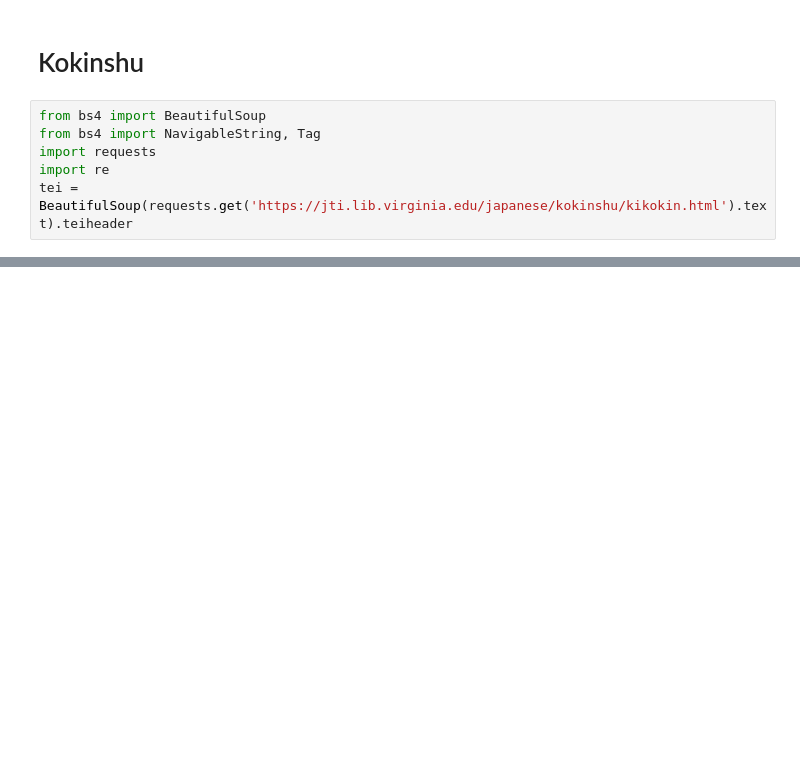
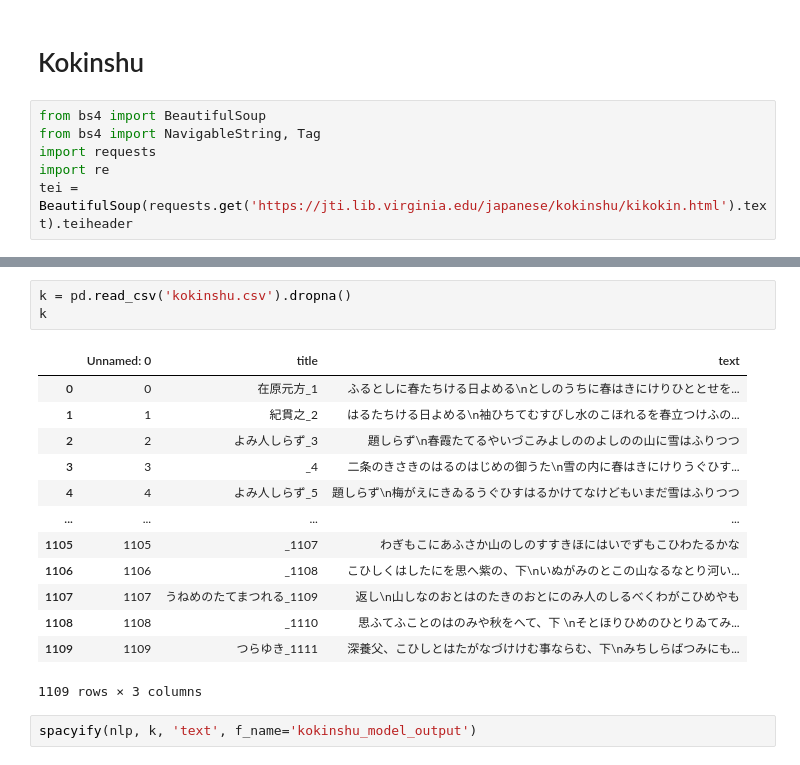
Before and after one commit to pnadelofficial/utsusemi, a Jupyter notebook: scrape.ipynb, the cells around one changed output, grey strips where cells are left out. Cells and saved outputs as stored; diff of their text form; blank space fills up the shorter version.

```diff
--- a/scrape.ipynb
+++ b/scrape.ipynb
@@ -256,0 +327,19 @@ dict(poem_dict)
+# %%
+k = pd.read_csv('kokinshu.csv').dropna()
+k
+# %% [output]
+|  | Unnamed: 0 | title | text |
+| 0 | 0 | 在原元方_1 | ふるとしに春たちける日よめる\nとしのうちに春はきにけりひととせを... |
+| 1 | 1 | 紀貫之_2 | はるたちける日よめる\n袖ひちてむすびし水のこほれるを春立つけふの... |
+| 2 | 2 | よみ人しらず_3 | 題しらず\n春霞たてるやいづこみよしののよしのの山に雪はふりつつ |
+| 3 | 3 | _4 | 二条のきさきのはるのはじめの御うた\n雪の内に春はきにけりうぐひす... |
+| 4 | 4 | よみ人しらず_5 | 題しらず\n梅がえにきゐるうぐひすはるかけてなけどもいまだ雪はふりつつ |
+| ... | ... | ... | ... |
+| 1105 | 1105 | _1107 | わぎもこにあふさか山のしのすすきほにはいでずもこひわたるかな |
+| 1106 | 1106 | _1108 | こひしくはしたにを思へ紫の、下\nいぬがみのとこの山なるなとり河い... |
+| 1107 | 1107 | うねめのたてまつれる_1109 | 返し\n山しなのおとはのたきのおとにのみ人のしるべくわがこひめやも |
+| 1108 | 1108 | _1110 | 思ふてふことのはのみや秋をへて、下 \nそとほりひめのひとりゐてみ... |
+| 1109 | 1109 | つらゆき_1111 | 深養父、こひしとはたがなづけけむ事ならむ、下\nみちしらばつみにも... |
+1109 rows × 3 columns
+# %%
+spacyify(nlp, k, 'text', f_name='kokinshu_model_output')
```
Also changed, not shown: parts of 17 cells of this notebook, 3 other files.
